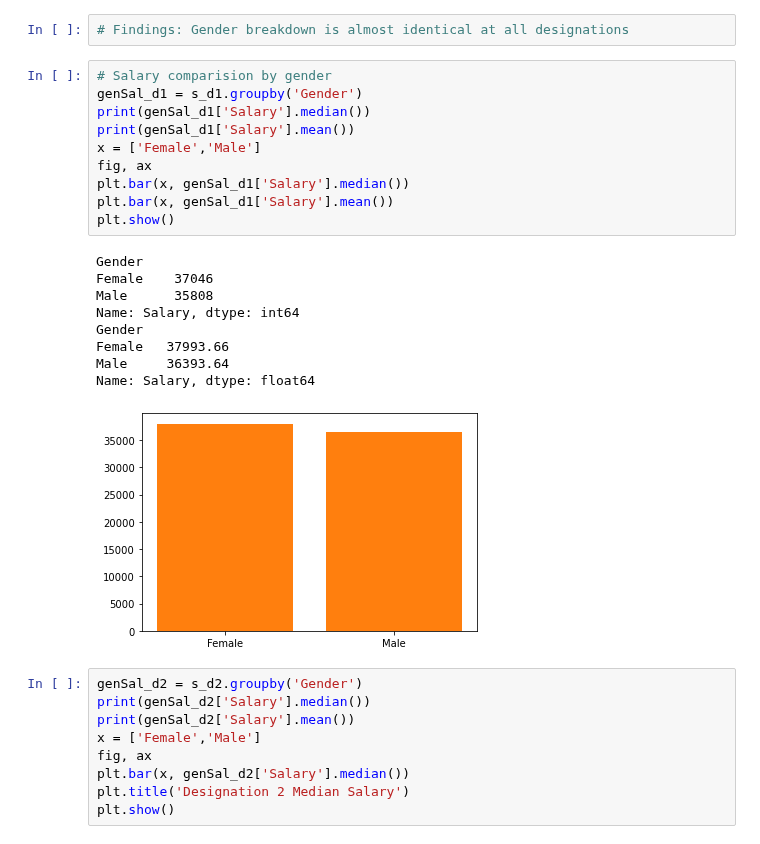
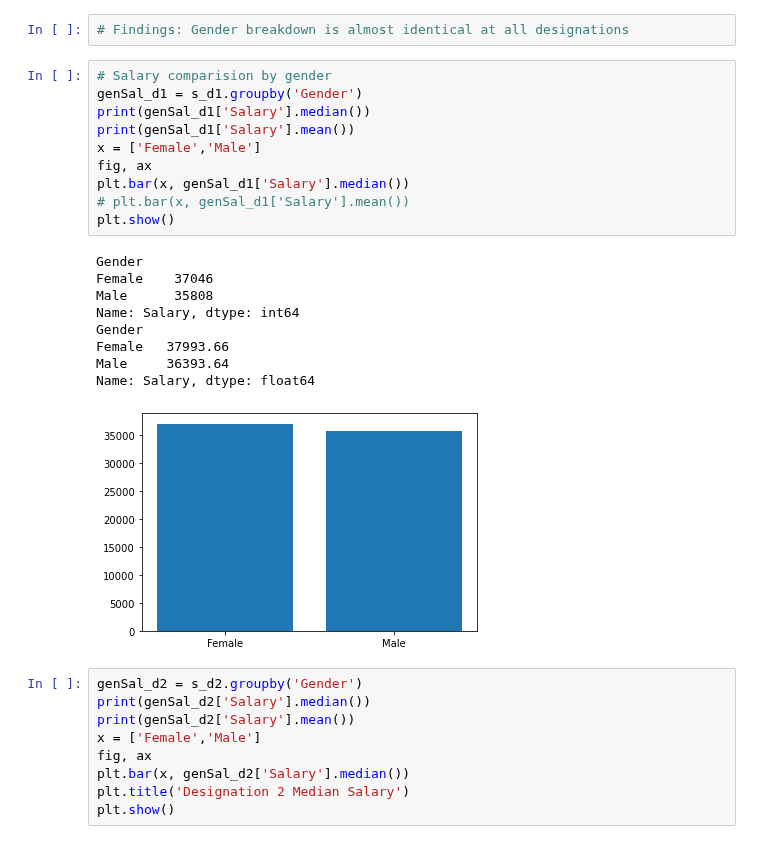
Before and after one commit to shanCH3n/Project1-DAbootcamp-Grp2, a Jupyter notebook: 01_Data/EmployeeAttrition_Designation.ipynb, the cells around one changed output. Saved outputs shown, nothing was run; the diff lists cells and outputs as text.

```diff
--- a/01_Data/EmployeeAttrition_Designation.ipynb
+++ b/01_Data/EmployeeAttrition_Designation.ipynb
@@ -258,23 +234,23 @@ plt.show()
 # %%
 # Salary comparision by gender
 genSal_d1 = s_d1.groupby('Gender')
 print(genSal_d1['Salary'].median())
 print(genSal_d1['Salary'].mean())
 x = ['Female','Male']
 fig, ax
 plt.bar(x, genSal_d1['Salary'].median())
-plt.bar(x, genSal_d1['Salary'].mean())
+# plt.bar(x, genSal_d1['Salary'].mean())
 plt.show()
 # %% [output]
 Gender
 Female    37046
 Male      35808
 Name: Salary, dtype: int64
 Gender
 Female   37993.66
 Male     36393.64
 Name: Salary, dtype: float64
-[figure, old version]
+[figure, new version]
 # %%
 genSal_d2 = s_d2.groupby('Gender')
 print(genSal_d2['Salary'].median())
```
Also changed, not shown: parts of 15 cells of this notebook, 11 other files.
